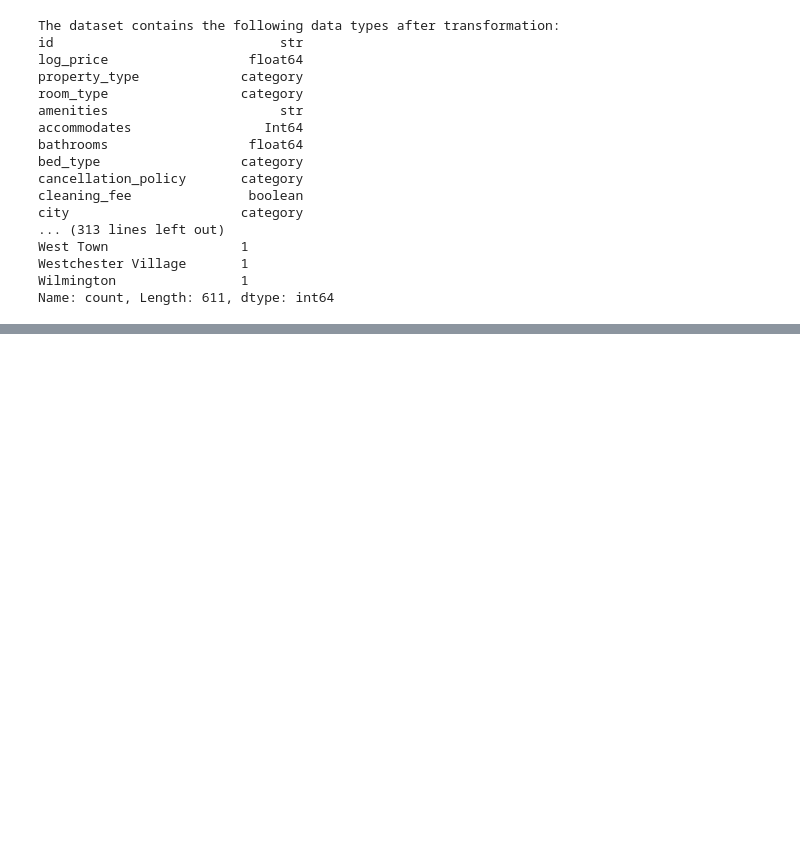
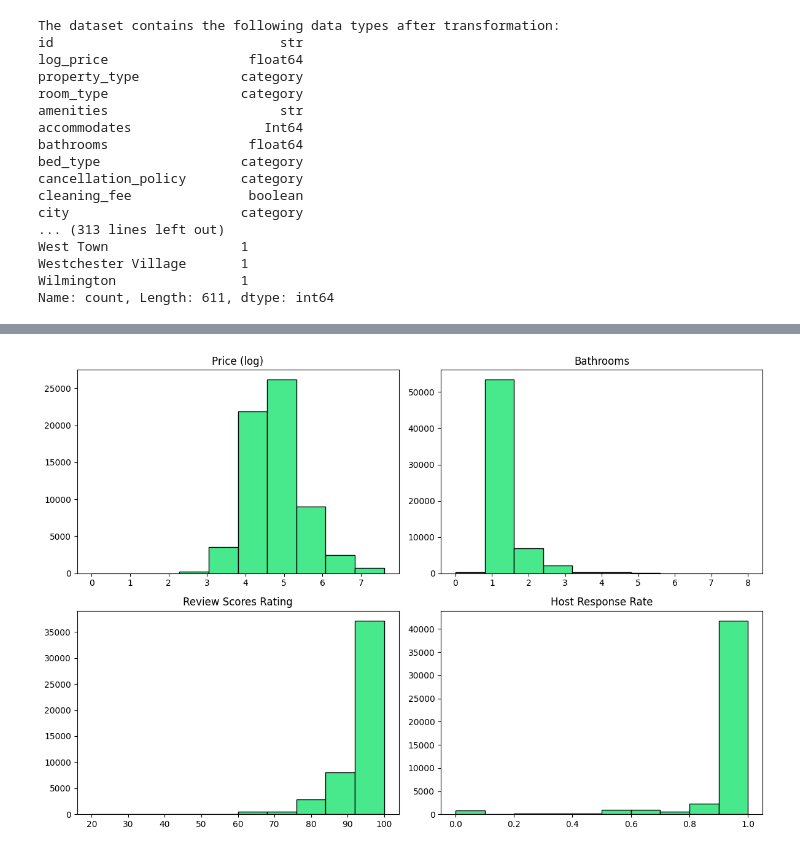
Before and after one commit to flamboyant14/airbnbPricePredictionModel, a Jupyter notebook: cddProyectoFinal.ipynb, the cells around one changed output, grey strips where cells are left out. Cells and saved outputs as stored; diff of their text form; code cells hidden in the pictures; blank space fills up the shorter version.

```diff
--- a/cddProyectoFinal.ipynb
+++ b/cddProyectoFinal.ipynb
@@ -238,0 +379,19 @@ Name: count, Length: 611, dtype: int64
+# %%
+# float variable visualization
+figure, axes = plt.subplots(2, 2, figsize=(12,8))
+axes[0,0].hist(df["log_price"], **chartStyle)
+axes[0,0].set_title("Price (log)")
+
+axes[0,1].hist(df["bathrooms"], **chartStyle)
+axes[0,1].set_title("Bathrooms")
+
+axes[1,0].hist(df["review_scores_rating"], **chartStyle)
+axes[1,0].set_title("Review Scores Rating")
+
+axes[1,1].hist(df["host_response_rate"], **chartStyle)
+axes[1,1].set_title("Host Response Rate")
+
+plt.tight_layout()
+plt.show()
+# %% [output]
+[figure, added]
```
Also changed, not shown: parts of 19 cells of this notebook.
